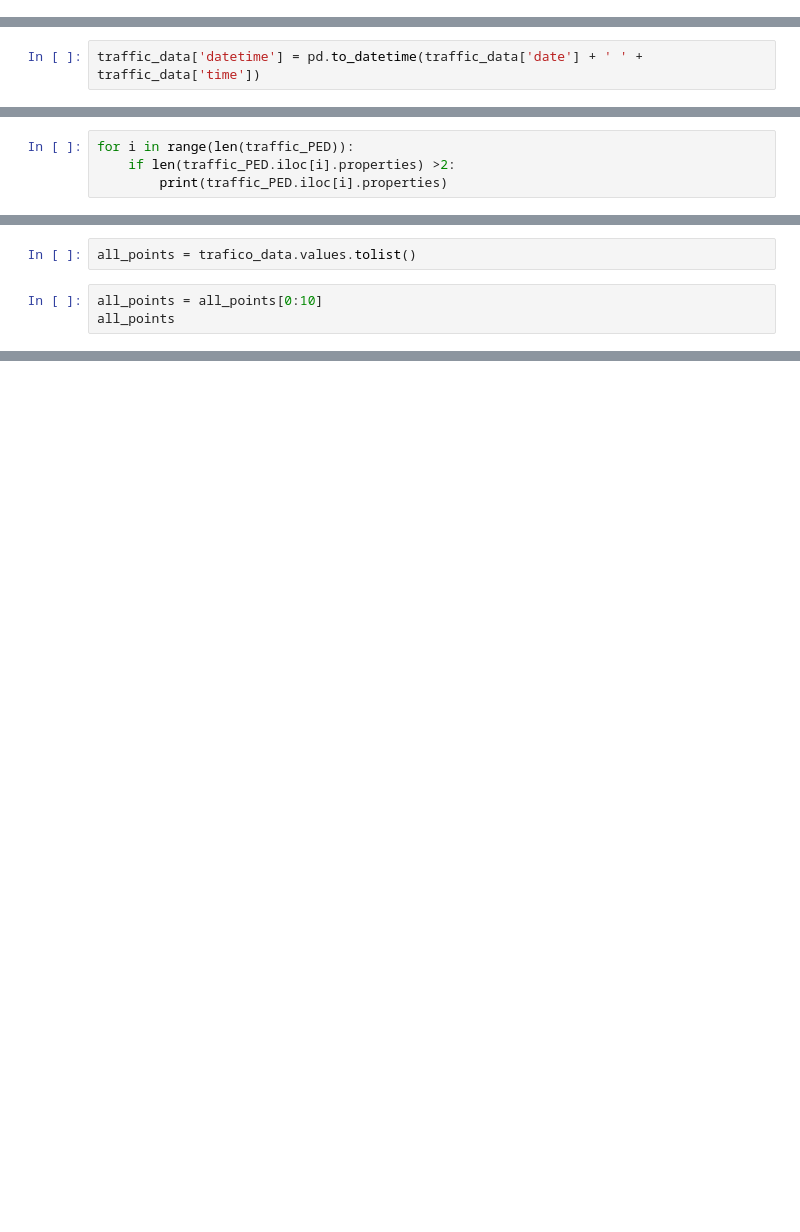
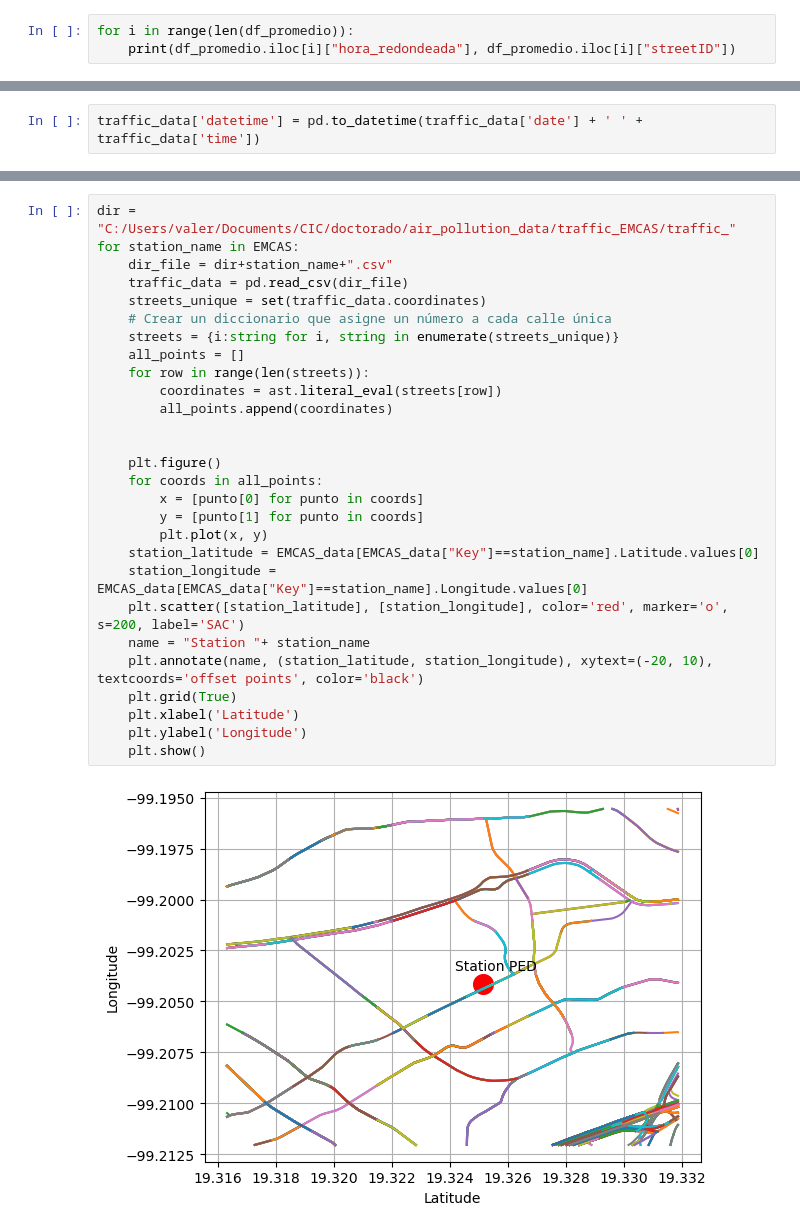
Before and after one commit to vlegaria/air_pollution, a Jupyter notebook: traffic_flow/vector/traffic_flow_processing.ipynb, the cells around one changed output, grey strips where cells are left out. Saved outputs shown, nothing was run; the diff lists cells and outputs as text; blank space fills up the shorter version.

```diff
--- a/traffic_flow/vector/traffic_flow_processing.ipynb
+++ b/traffic_flow/vector/traffic_flow_processing.ipynb
@@ -279,0 +294,3 @@ IndexError: Column(s) properties already selected
+# %%
+for i in range(len(df_promedio)):
+    print(df_promedio.iloc[i]["hora_redondeada"], df_promedio.iloc[i]["streetID"])
@@ -289,4 +316,0 @@ traffic_PED.iloc[i].properties
-# %%
-for i in range(len(traffic_PED)):
-    if len(traffic_PED.iloc[i].properties) >2:
-        print(traffic_PED.iloc[i].properties)
@@ -312,5 +316,0 @@ KeyboardInterrupt:
-# %%
-all_points = trafico_data.values.tolist()
-# %%
-all_points = all_points[0:10]
-all_points
@@ -360,0 +345,30 @@ TypeError: string indices must be integers, not 'str'
+# %%
+dir = "C:/Users/valer/Documents/CIC/doctorado/air_pollution_data/traffic_EMCAS/traffic_"
+for station_name in EMCAS:
+    dir_file = dir+station_name+".csv"
+    traffic_data = pd.read_csv(dir_file)
+    streets_unique = set(traffic_data.coordinates)
+    # Crear un diccionario que asigne un número a cada calle única
+    streets = {i:string for i, string in enumerate(streets_unique)}
+    all_points = []
+    for row in range(len(streets)):
+        coordinates = ast.literal_eval(streets[row])
+        all_points.append(coordinates)
+
+
+    plt.figure()
+    for coords in all_points:
+        x = [punto[0] for punto in coords]
+        y = [punto[1] for punto in coords]
+        plt.plot(x, y)
+    station_latitude = EMCAS_data[EMCAS_data["Key"]==station_name].Latitude.values[0]
+    station_longitude = EMCAS_data[EMCAS_data["Key"]==station_name].Longitude.values[0]
+    plt.scatter([station_latitude], [station_longitude], color='red', marker='o', s=200, label='SAC')
+    name = "Station "+ station_name
+    plt.annotate(name, (station_latitude, station_longitude), xytext=(-20, 10), textcoords='offset points', color='black')
+    plt.grid(True)
+    plt.xlabel('Latitude')
+    plt.ylabel('Longitude')
+    plt.show()
+# %% [output]
+[figure, added]
```
Also changed, not shown: parts of 35 cells of this notebook, 6 other files.
